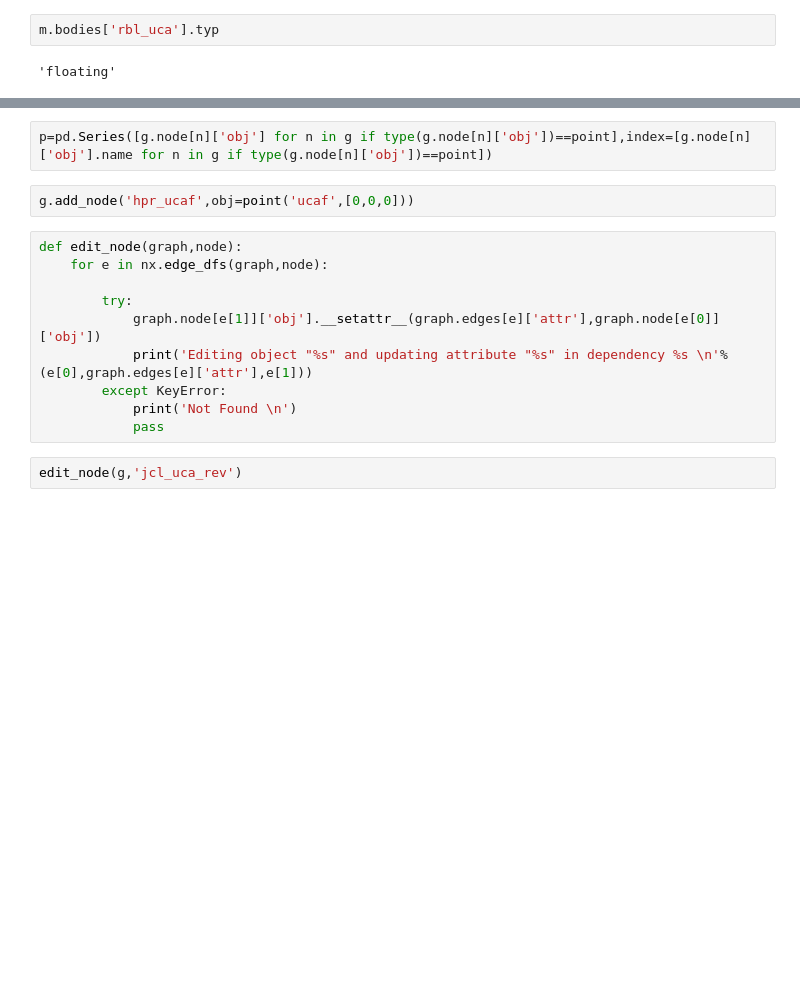
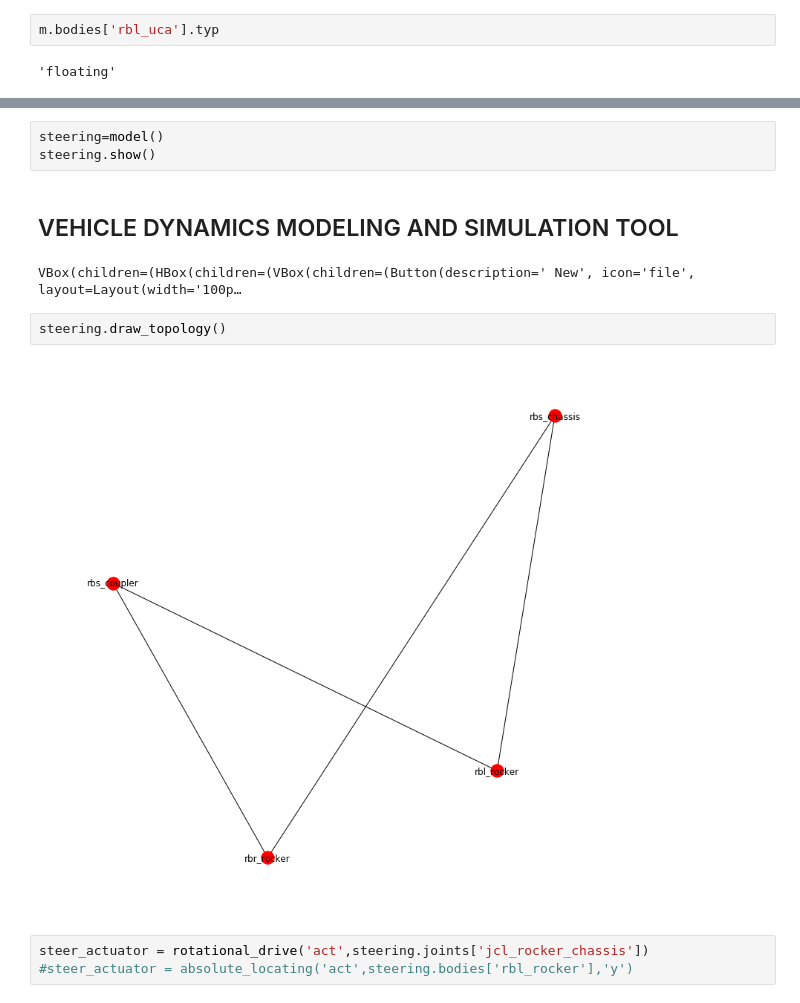
Before and after one commit to khaledghobashy/asurt_cdt, a Jupyter notebook: gui_v6.ipynb, the cells around one changed output, grey strips where cells are left out. Saved outputs shown, nothing was run; the diff lists cells and outputs as text; blank space fills up the shorter version.

Commit message:
trying to solve rotational issue

```diff
--- a/gui_v6.ipynb
+++ b/gui_v6.ipynb
@@ -86,16 +55,13 @@ plt.show()
-# %%
-p=pd.Series([g.node[n]['obj'] for n in g if type(g.node[n]['obj'])==point],index=[g.node[n]['obj'].name for n in g if type(g.node[n]['obj'])==point])
-# %%
-g.add_node('hpr_ucaf',obj=point('ucaf',[0,0,0]))
-# %%
-def edit_node(graph,node):
-    for e in nx.edge_dfs(graph,node):
-
-        try:
-            graph.node[e[1]]['obj'].__setattr__(graph.edges[e]['attr'],graph.node[e[0]]['obj'])
-            print('Editing object "%s" and updating attribute "%s" in dependency %s \n'%(e[0],graph.edges[e]['attr'],e[1]))
-        except KeyError:
-            print('Not Found \n')
-            pass
-# %%
-edit_node(g,'jcl_uca_rev')
+# %%
+steering=model()
+steering.show()
+# %% [output]
+## VEHICLE DYNAMICS MODELING AND SIMULATION TOOL
+VBox(children=(HBox(children=(VBox(children=(Button(description=' New', icon='file', layout=Layout(width='100p…
+# %%
+steering.draw_topology()
+# %% [output]
+[figure, added]
+# %%
+steer_actuator = rotational_drive('act',steering.joints['jcl_rocker_chassis'])
+#steer_actuator = absolute_locating('act',steering.bodies['rbl_rocker'],'y')
```
Also changed, not shown: parts of 18 cells of this notebook, 4 other files.
